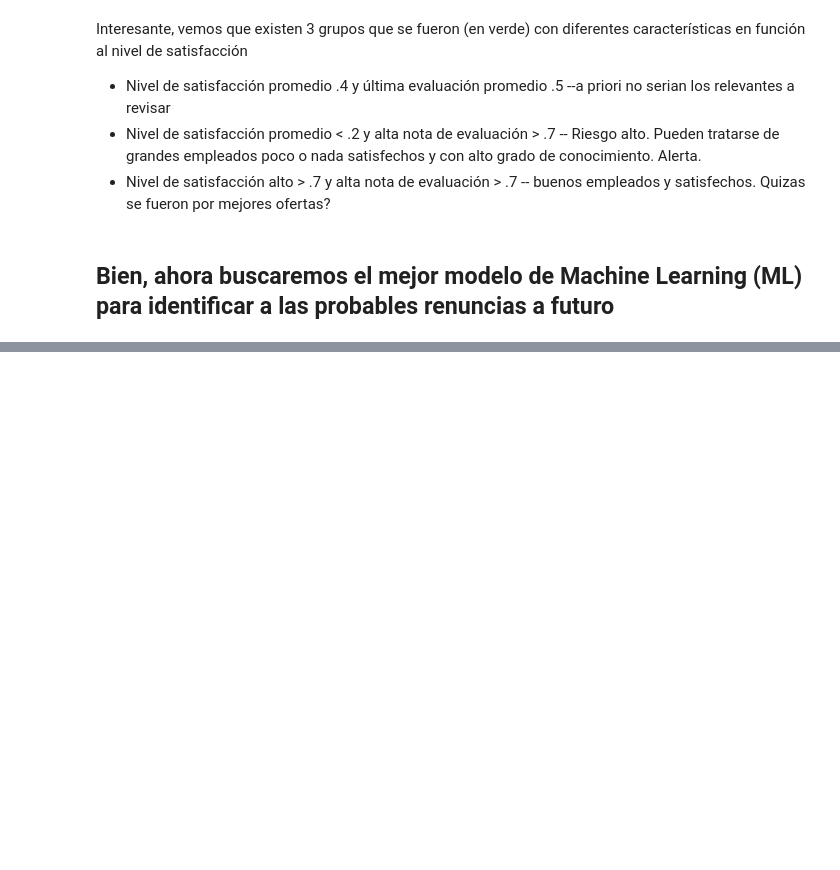
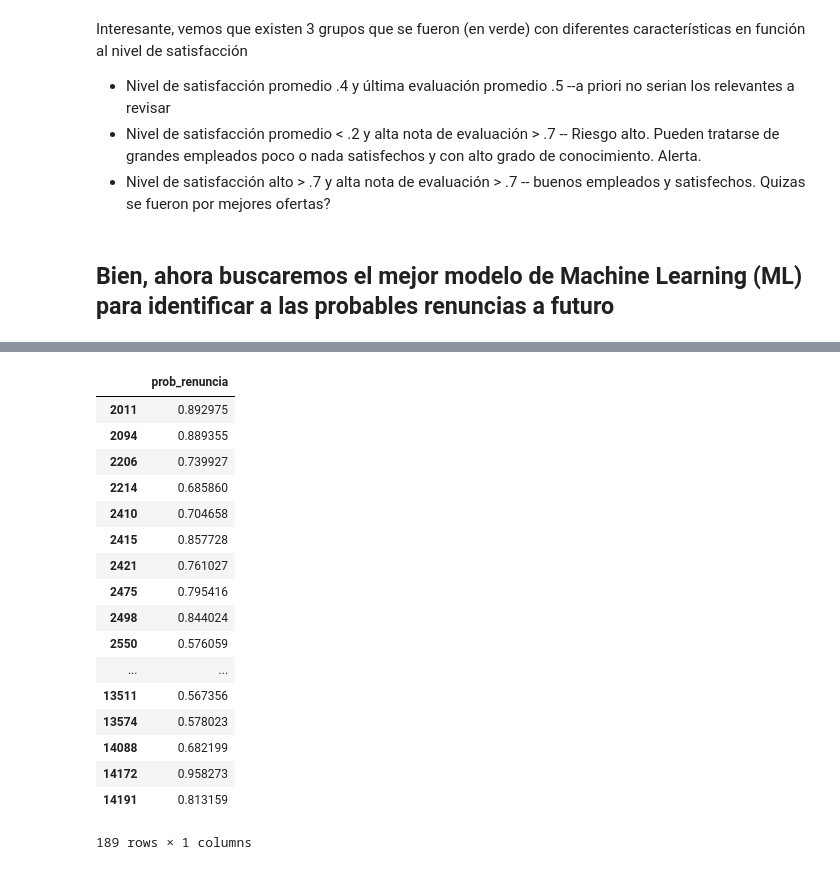
Before and after one commit to mlambolla/Analytics_HR_Attrition, a Jupyter notebook: Demo/Demo - Attrition.ipynb, the cells around one changed output, grey strips where cells are left out. Cells and saved outputs as stored; diff of their text form; code cells hidden in the pictures; blank space fills up the shorter version.

```diff
--- a/Demo/Demo - Attrition.ipynb
+++ b/Demo/Demo - Attrition.ipynb
@@ -264,0 +318,2 @@ y_pred_svc_proba = model_svc.predict_proba(X_svc)
+# %%
+proba_values_svc = pd.Series(model_svc.predict_proba(X_svc)[:,1], index=y_svc.index)
@@ -264,0 +326,25 @@ y_pred_svc_proba = model_svc.predict_proba(X_svc)
+# %%
+df_empleados_con_riesgo = pd.DataFrame(index=empleados_con_riesgo)
+# %%
+df_empleados_con_riesgo['prob_renuncia'] = proba_values_svc
+# %%
+df_empleados_con_riesgo
+# %% [output]
+|  | prob_renuncia |
+| 2011 | 0.892975 |
+| 2094 | 0.889355 |
+| 2206 | 0.739927 |
+| 2214 | 0.685860 |
+| 2410 | 0.704658 |
+| 2415 | 0.857728 |
+| 2421 | 0.761027 |
+| 2475 | 0.795416 |
+| 2498 | 0.844024 |
+| 2550 | 0.576059 |
+| ... | ... |
+| 13511 | 0.567356 |
+| 13574 | 0.578023 |
+| 14088 | 0.682199 |
+| 14172 | 0.958273 |
+| 14191 | 0.813159 |
+189 rows × 1 columns
```
Also changed, not shown: parts of 27 cells of this notebook, 1 other file.
